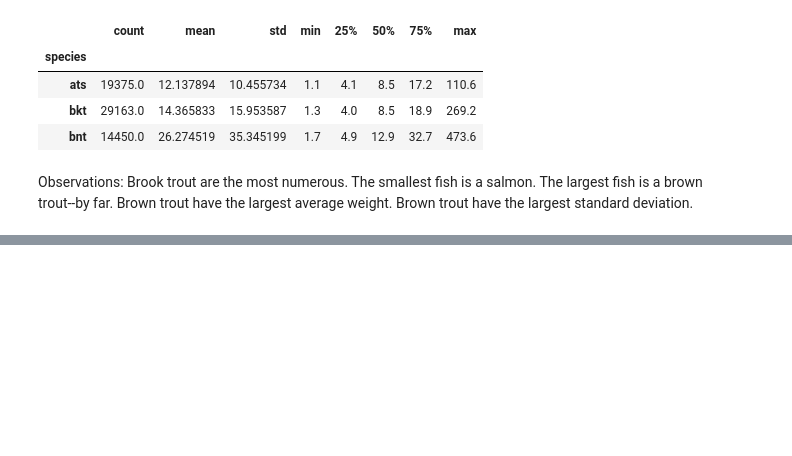
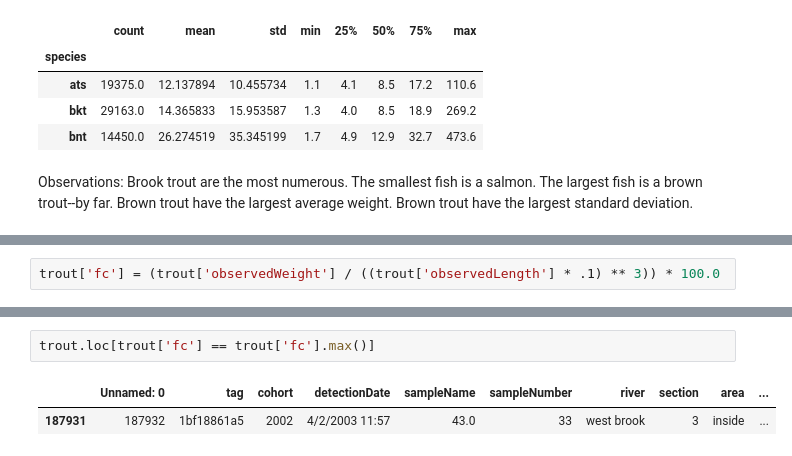
Before and after one commit to omalleymatt/West-Brook-Trout, a Jupyter notebook: notebooks/eda.ipynb, the cells around one changed output, grey strips where cells are left out. Drawn from its saved outputs; the diff is of its cells as text; blank space fills up the shorter version.

```diff
--- a/notebooks/eda.ipynb
+++ b/notebooks/eda.ipynb
@@ -158,0 +179,2 @@ Brown trout have the largest standard deviation.
+# %%
+trout['fc'] = (trout['observedWeight'] / ((trout['observedLength'] * .1) ** 3)) * 100.0
@@ -158,0 +193,5 @@ Brown trout have the largest standard deviation.
+# %%
+trout.loc[trout['fc'] == trout['fc'].max()]
+# %% [output]
+|  | Unnamed: 0 | tag | cohort | detectionDate | sampleName | sampleNumber | river | section | area | ... |
+| 187931 | 187932 | 1bf18861a5 | 2002 | 4/2/2003 11:57 | 43.0 | 33 | west brook | 3 | inside | ... |
```
Also changed, not shown: parts of 5 cells of this notebook, 1 other file.
